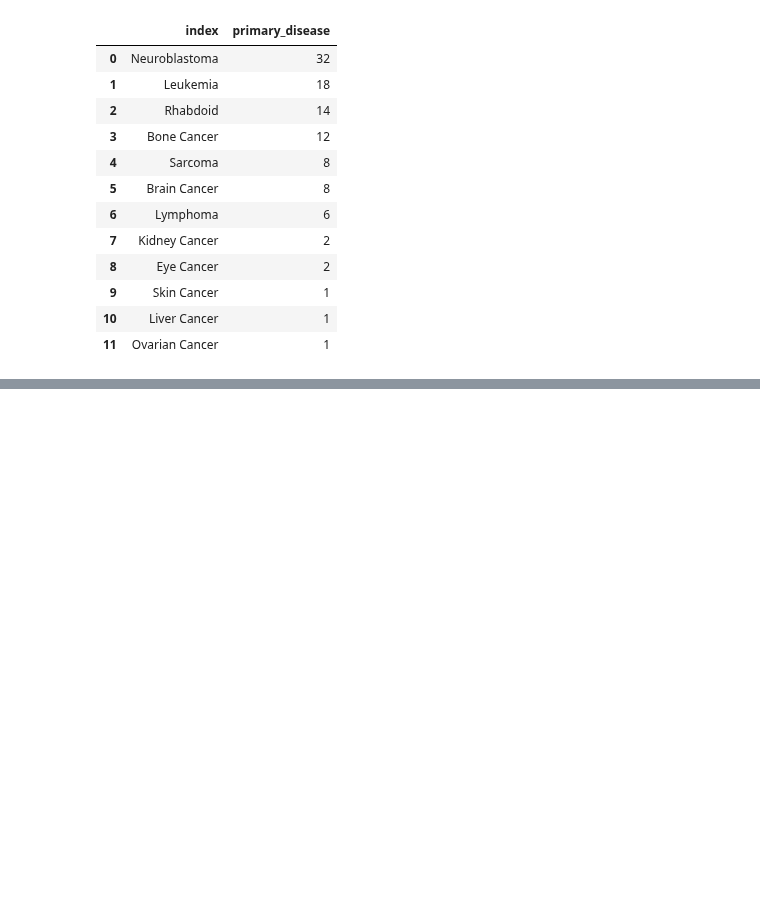
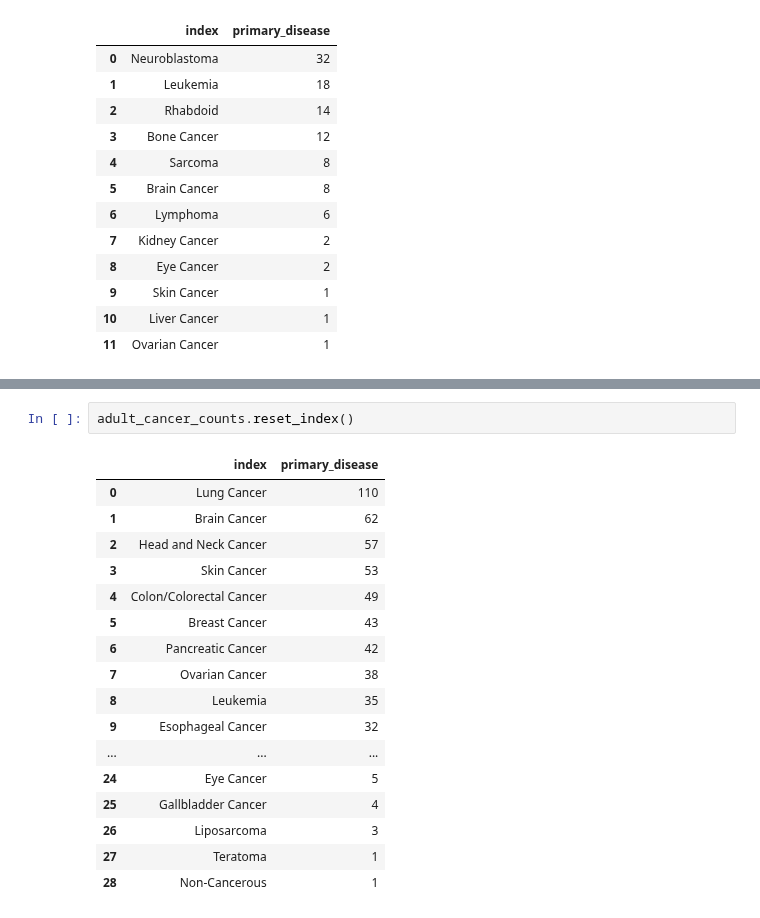
Before and after one commit to WayScience/gene_dependency_representations, a Jupyter notebook: 1.data-exploration/1.model_data_visualization.ipynb, the cells around one changed output, grey strips where cells are left out. Drawn from its saved outputs; the diff is of its cells as text; blank space fills up the shorter version.

```diff
--- a/1.data-exploration/1.model_data_visualization.ipynb
+++ b/1.data-exploration/1.model_data_visualization.ipynb
@@ -324,0 +376,20 @@ The number of pediatric liquid tumors:
+# %%
+adult_cancer_counts.reset_index()
+# %% [output]
+|  | index | primary_disease |
+| 0 | Lung Cancer | 110 |
+| 1 | Brain Cancer | 62 |
+| 2 | Head and Neck Cancer | 57 |
+| 3 | Skin Cancer | 53 |
+| 4 | Colon/Colorectal Cancer | 49 |
+| 5 | Breast Cancer | 43 |
+| 6 | Pancreatic Cancer | 42 |
+| 7 | Ovarian Cancer | 38 |
+| 8 | Leukemia | 35 |
+| 9 | Esophageal Cancer | 32 |
+| ... | ... | ... |
+| 24 | Eye Cancer | 5 |
+| 25 | Gallbladder Cancer | 4 |
+| 26 | Liposarcoma | 3 |
+| 27 | Teratoma | 1 |
+| 28 | Non-Cancerous | 1 |
```
Also changed, not shown: parts of 15 cells of this notebook, 3 other files.
